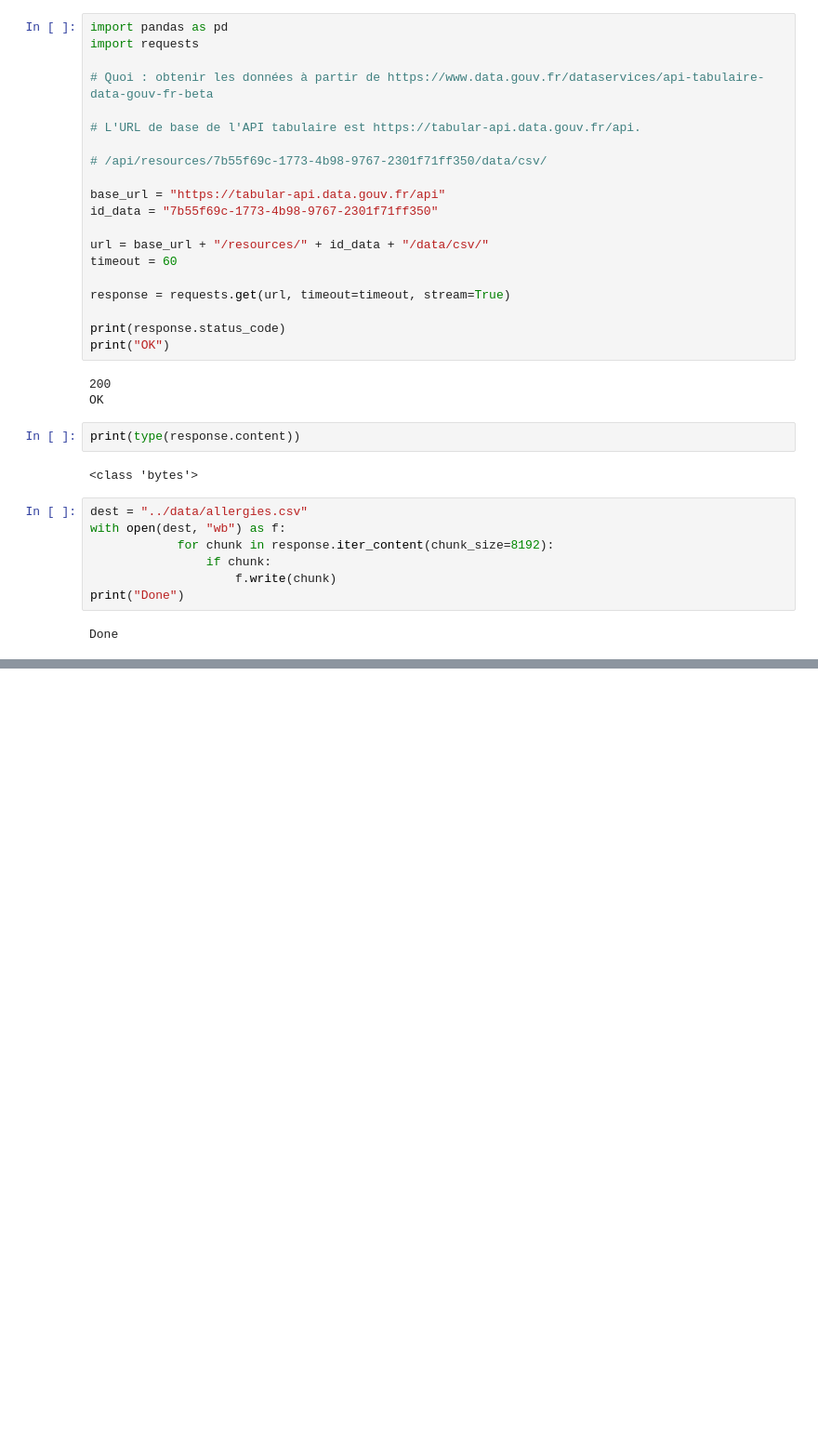
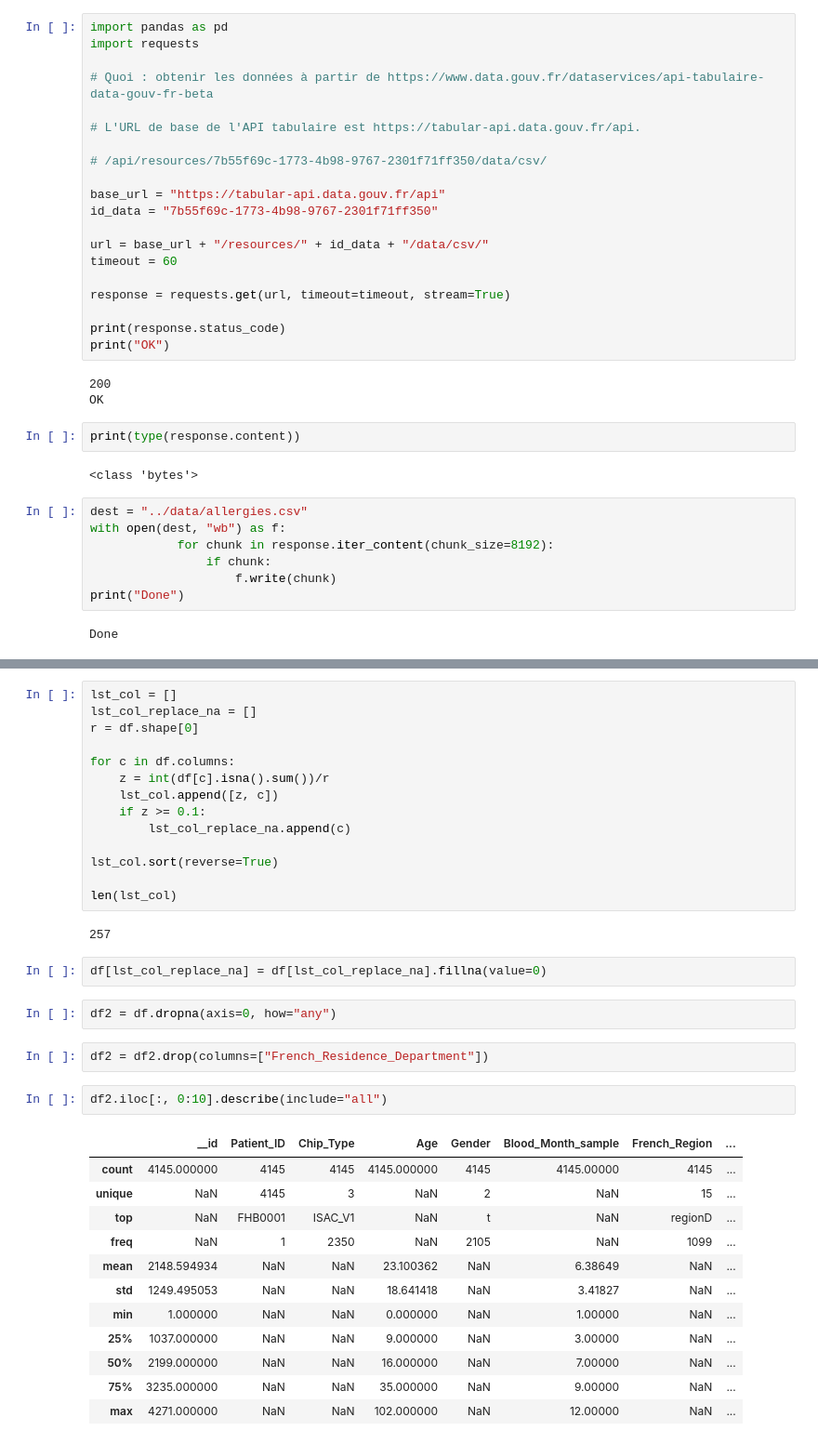
Before and after one commit to IngeaJeanOlivier/Allergies, a Jupyter notebook: notebooks/nb_jean_olivier.ipynb, the cells around one changed output, grey strips where cells are left out. Shown at 93% size. Saved outputs shown, nothing was run; the diff lists cells and outputs as text; blank space fills up the shorter version.

```diff
--- a/notebooks/nb_jean_olivier.ipynb
+++ b/notebooks/nb_jean_olivier.ipynb
@@ -38,0 +283,37 @@ Done
+# %%
+lst_col = []
+lst_col_replace_na = []
+r = df.shape[0]
+
+for c in df.columns:
+    z = int(df[c].isna().sum())/r
+    lst_col.append([z, c])
+    if z >= 0.1:
+        lst_col_replace_na.append(c)
+
+lst_col.sort(reverse=True)
+
+len(lst_col)
+# %% [output]
+257
+# %%
+df[lst_col_replace_na] = df[lst_col_replace_na].fillna(value=0)
+# %%
+df2 = df.dropna(axis=0, how="any")
+# %%
+df2 = df2.drop(columns=["French_Residence_Department"])
+# %%
+df2.iloc[:, 0:10].describe(include="all")
+# %% [output]
+|  | __id | Patient_ID | Chip_Type | Age | Gender | Blood_Month_sample | French_Region | ... |
+| count | 4145.000000 | 4145 | 4145 | 4145.000000 | 4145 | 4145.00000 | 4145 | ... |
+| unique | NaN | 4145 | 3 | NaN | 2 | NaN | 15 | ... |
+| top | NaN | FHB0001 | ISAC_V1 | NaN | t | NaN | regionD | ... |
+| freq | NaN | 1 | 2350 | NaN | 2105 | NaN | 1099 | ... |
+| mean | 2148.594934 | NaN | NaN | 23.100362 | NaN | 6.38649 | NaN | ... |
+| std | 1249.495053 | NaN | NaN | 18.641418 | NaN | 3.41827 | NaN | ... |
+| min | 1.000000 | NaN | NaN | 0.000000 | NaN | 1.00000 | NaN | ... |
+| 25% | 1037.000000 | NaN | NaN | 9.000000 | NaN | 3.00000 | NaN | ... |
+| 50% | 2199.000000 | NaN | NaN | 16.000000 | NaN | 7.00000 | NaN | ... |
+| 75% | 3235.000000 | NaN | NaN | 35.000000 | NaN | 9.00000 | NaN | ... |
+| max | 4271.000000 | NaN | NaN | 102.000000 | NaN | 12.00000 | NaN | ... |
```
Also changed, not shown: parts of 31 cells of this notebook.
